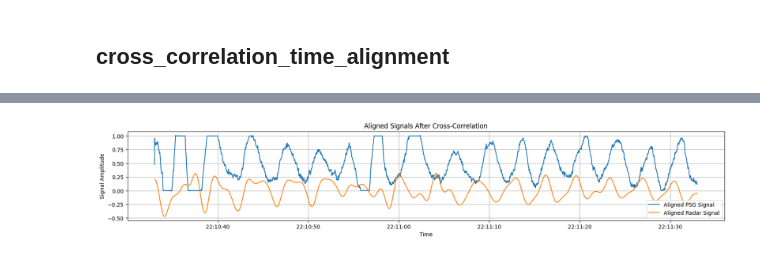
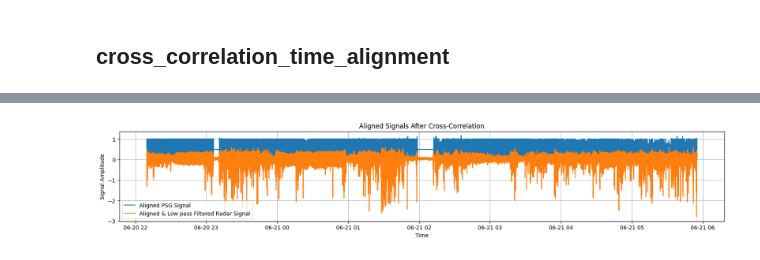
Before and after one commit to w-zzzz/SleepLab, a Jupyter notebook: event_loader_sleep.ipynb, the cells around one changed output, grey strips where cells are left out. Drawn from its saved outputs; the diff is of its cells as text; code cells hidden in the pictures.

```diff
--- a/event_loader_sleep.ipynb
+++ b/event_loader_sleep.ipynb
@@ -1916,0 +1794,13 @@ Time shift applied: -24.796875 seconds
+# %%
+# Load PSG data
+psg_processor = PSGDataProcessor(PSG_FILE_PATH)
+psg_processor.load_data()
+
+# Load radar data
+radar_sample_rate = 1002
+cw_processor = CWDataProcessor(RADAR_FILE_PATH, radar_sample_rate)
+cw_processor.load_data()
+
+# Load XML data
+xml_processor = XMLProcessor(XML_FILE_PATH, psg_processor.start_datetime)
+xml_processor.load()
@@ -1934,0 +1864,8 @@ Start Timestamp: 2024-06-20 22:02:34, End Timestamp: 2024-06-21 05:54:58.999023
+# %%
+psg_resampled = resample_data(merged_df, original_freq=psg_processor.sampling_rate, target_freq=64)
+
+radar_resampled = resample_data(processed_sig, original_freq=radar_sample_rate, target_freq=64)
+radar_resampled['processed_signal'] = lowpass_filter(radar_sample_rate, radar_resampled['processed_signal'], 10, order=4)
+
+# Reindex and interpolate both dataframes to this common time grid
+psg_aligned, radar_aligned = align_to_common_time_grid(psg_resampled, radar_resampled, freq_hz=64)
@@ -1935,30 +1874,14 @@ Start Timestamp: 2024-06-20 22:02:34, End Timestamp: 2024-06-21 05:54:58.999023
 # %%
-psg_resampled = resample_data(merged_df, original_freq=psg_processor.sampling_rate, target_freq=64)
-
-radar_resampled = resample_data(processed_sig, original_freq=radar_sample_rate, target_freq=64)
-radar_resampled['processed_signal'] = lowpass_filter(radar_sample_rate, radar_resampled['processed_signal'], 10, order=4)
-
-# Define a common time grid (using the minimum and maximum timestamps)
-common_time_index = pd.date_range(
-    start=max(psg_resampled.index.min(), radar_resampled.index.min()),
-    end=min(psg_resampled.index.max(), radar_resampled.index.max()),
-    freq='15.625ms'  # Adjust frequency as necessary, here it matches 64Hz
-)
-
-# Reindex and interpolate both dataframes to this common time grid
-psg_aligned = psg_resampled.reindex(common_time_index, method='nearest')
-radar_aligned = radar_resampled.reindex(common_time_index, method='nearest')
-
 # Plot the aligned signals
 plt.figure(figsize=(20, 3))
 plt.plot(psg_aligned['Thor'], label='Aligned PSG Signal')
-plt.plot(radar_aligned, label='Aligned Radar Signal')
-# plt.plot(radar_resampled, label='Aligned & Low pass Filtered Radar Signal')
+plt.plot(radar_aligned, label='Aligned & Low pass Filtered Radar Signal')
+# plt.plot(radar_resampled, label='Low pass Filtered Radar Signal')
 plt.xlabel('Time')
 plt.ylabel('Signal Amplitude')
 plt.title('Aligned Signals After Cross-Correlation')
 plt.legend()
 plt.grid(True)
 plt.show()
 # %% [output]
-[figure, old version]
+[figure, new version]
```
Also changed, not shown: parts of 26 cells of this notebook, 2 other files.
